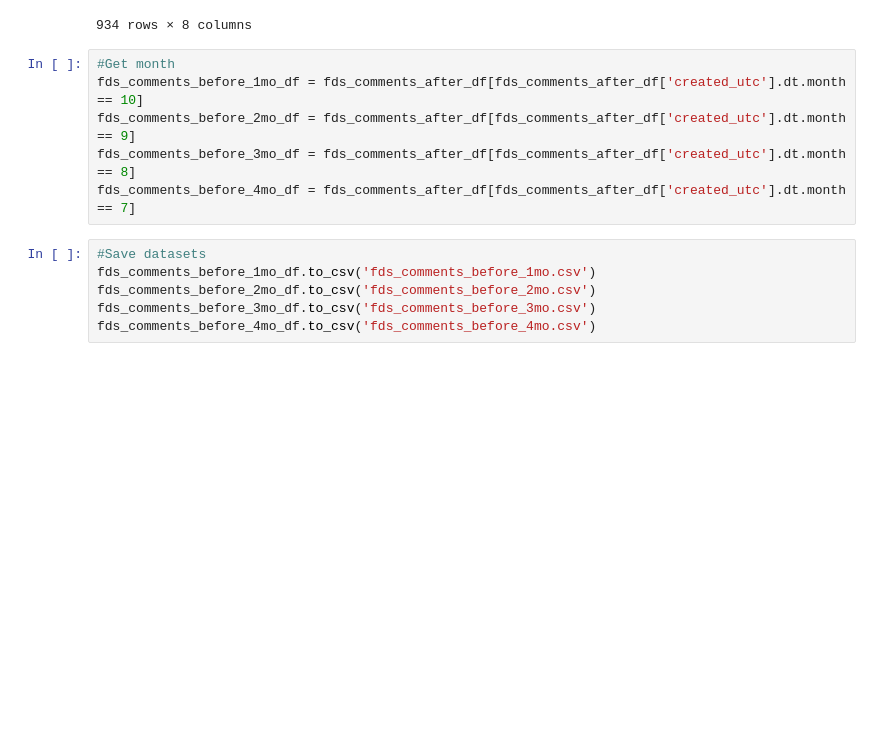
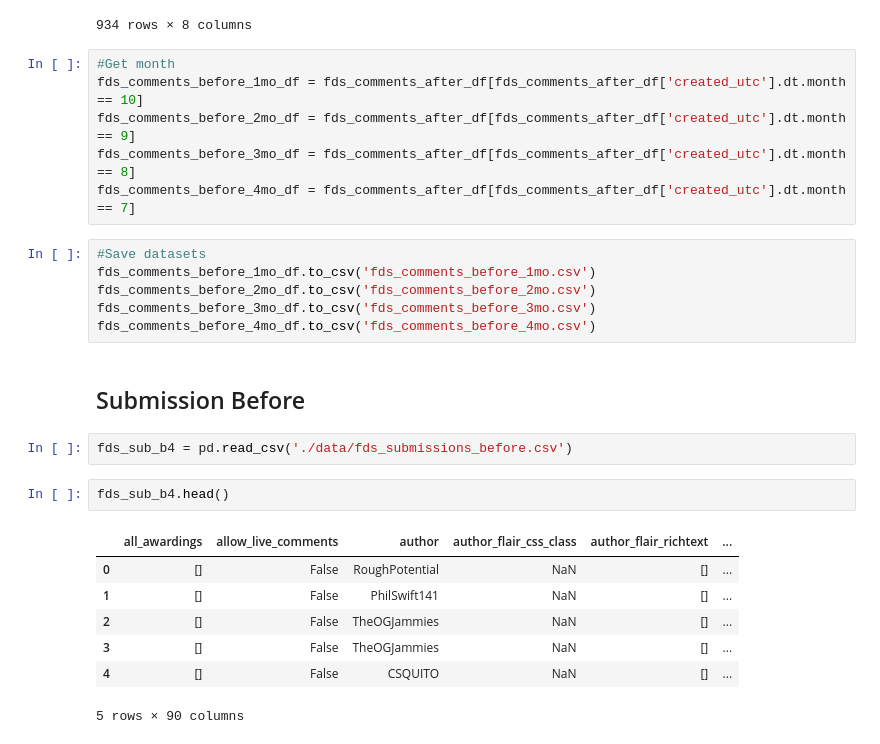
Before and after one commit to anng217/redditbots, a Jupyter notebook: fds_datacleaning.ipynb, the cells around one changed output. Cells and saved outputs as stored; diff of their text form; blank space fills up the shorter version.

```diff
--- a/fds_datacleaning.ipynb
+++ b/fds_datacleaning.ipynb
@@ -144,3 +144,17 @@ fds_comments_before_1mo_df.to_csv('fds_comments_before_1mo.csv')
 fds_comments_before_2mo_df.to_csv('fds_comments_before_2mo.csv')
 fds_comments_before_3mo_df.to_csv('fds_comments_before_3mo.csv')
 fds_comments_before_4mo_df.to_csv('fds_comments_before_4mo.csv')
+# %% [markdown]
+## Submission Before
+# %%
+fds_sub_b4 = pd.read_csv('./data/fds_submissions_before.csv')
+# %%
+fds_sub_b4.head()
+# %% [output]
+|  | all_awardings | allow_live_comments | author | author_flair_css_class | author_flair_richtext | ... |
+| 0 | [] | False | RoughPotential | NaN | [] | ... |
+| 1 | [] | False | PhilSwift141 | NaN | [] | ... |
+| 2 | [] | False | TheOGJammies | NaN | [] | ... |
+| 3 | [] | False | TheOGJammies | NaN | [] | ... |
+| 4 | [] | False | CSQUITO | NaN | [] | ... |
+5 rows × 90 columns
```
Also changed, not shown: parts of 10 cells of this notebook, 4 other files.
